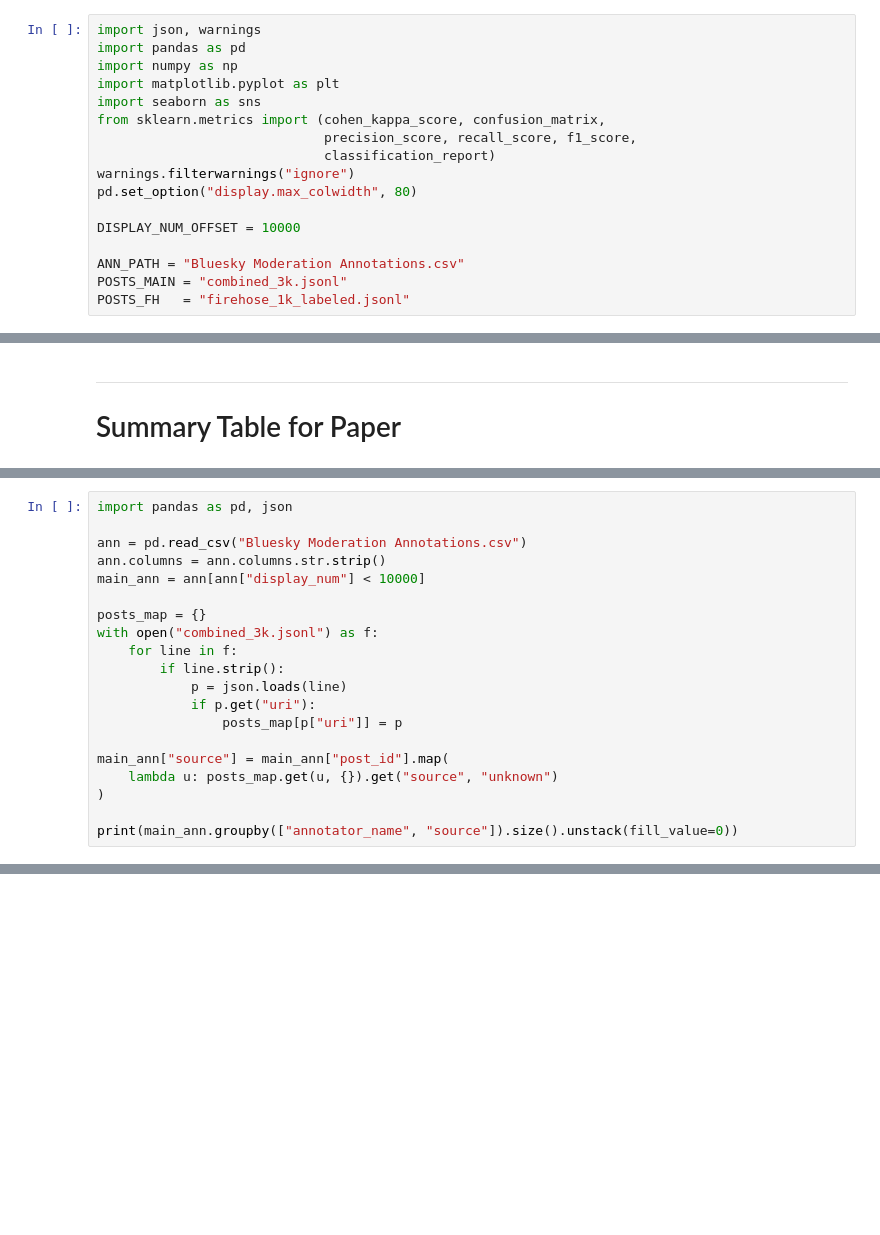
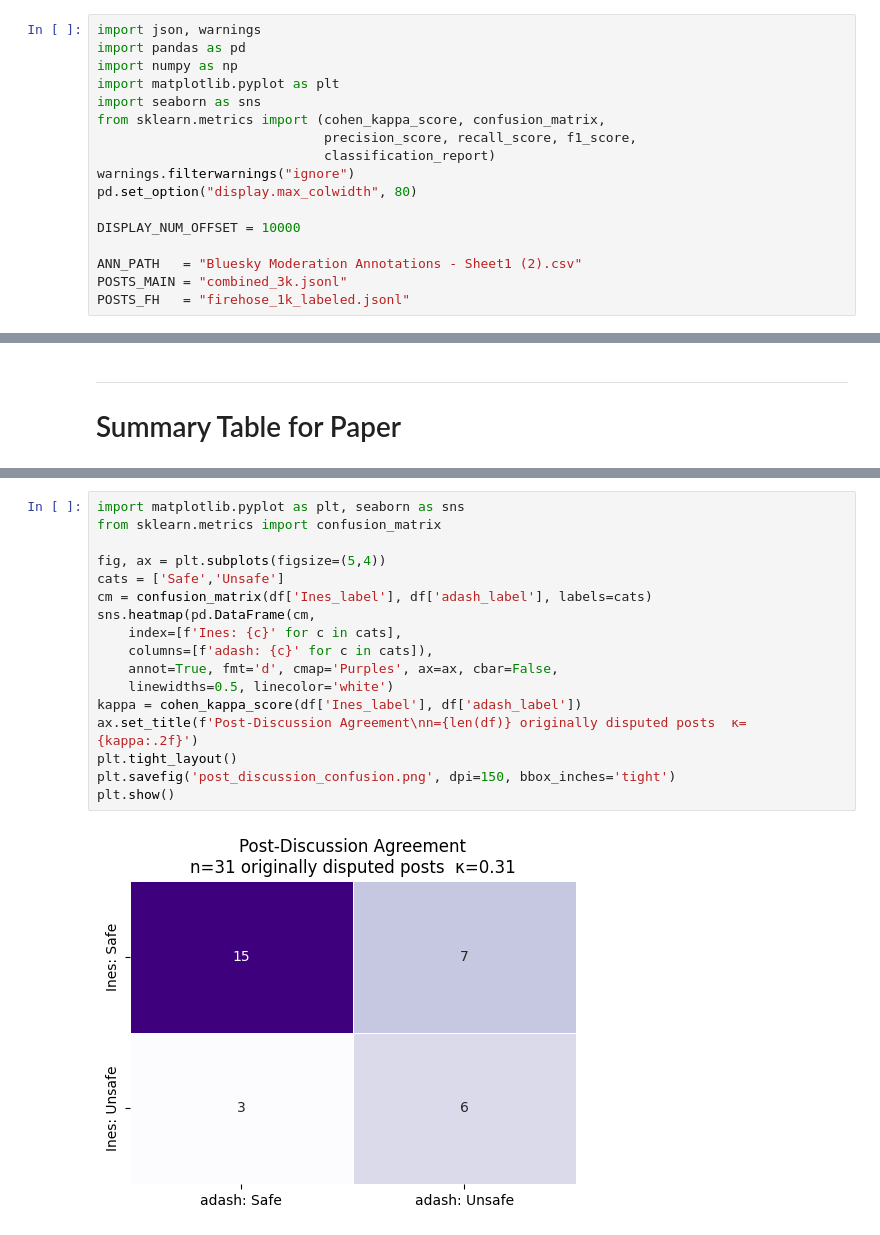
Before and after one commit to Ines-Abdelaziz/feedback-bluesky, a Jupyter notebook: agreement_analysis.ipynb, the cells around one changed output, grey strips where cells are left out. Cells and saved outputs as stored; diff of their text form; blank space fills up the shorter version.

```diff
--- a/agreement_analysis.ipynb
+++ b/agreement_analysis.ipynb
@@ -23,7 +23,7 @@ pd.set_option("display.max_colwidth", 80)
 
 DISPLAY_NUM_OFFSET = 10000
 
-ANN_PATH = "Bluesky Moderation Annotations.csv"
+ANN_PATH   = "Bluesky Moderation Annotations - Sheet1 (2).csv"
 POSTS_MAIN = "combined_3k.jsonl"
 POSTS_FH   = "firehose_1k_labeled.jsonl"
 # %% [markdown]
@@ -539,22 +572,2 @@ Firehose adash vs soumidas 302           91.1    0.363           fair
 | 4 | Firehose | Ines vs soumidas | 302 | 89.7 | 0.177 | poor | — | — | ... |
 | 5 | Firehose | adash vs soumidas | 302 | 91.1 | 0.363 | fair | — | — | ... |
-# %%
-import pandas as pd, json
-
-ann = pd.read_csv("Bluesky Moderation Annotations.csv")
-ann.columns = ann.columns.str.strip()
-main_ann = ann[ann["display_num"] < 10000]
-
-posts_map = {}
-with open("combined_3k.jsonl") as f:
-    for line in f:
-        if line.strip():
-            p = json.loads(line)
-            if p.get("uri"):
-                posts_map[p["uri"]] = p
-
-main_ann["source"] = main_ann["post_id"].map(
-    lambda u: posts_map.get(u, {}).get("source", "unknown")
-)
-
-print(main_ann.groupby(["annotator_name", "source"]).size().unstack(fill_value=0))
@@ -566,0 +733,19 @@ soumidas             33     34               33
+# %%
+import matplotlib.pyplot as plt, seaborn as sns
+from sklearn.metrics import confusion_matrix
+
+fig, ax = plt.subplots(figsize=(5,4))
+cats = ['Safe','Unsafe']
+cm = confusion_matrix(df['Ines_label'], df['adash_label'], labels=cats)
+sns.heatmap(pd.DataFrame(cm,
+    index=[f'Ines: {c}' for c in cats],
+    columns=[f'adash: {c}' for c in cats]),
+    annot=True, fmt='d', cmap='Purples', ax=ax, cbar=False,
+    linewidths=0.5, linecolor='white')
+kappa = cohen_kappa_score(df['Ines_label'], df['adash_label'])
+ax.set_title(f'Post-Discussion Agreement\nn={len(df)} originally disputed posts  κ={kappa:.2f}')
+plt.tight_layout()
+plt.savefig('post_discussion_confusion.png', dpi=150, bbox_inches='tight')
+plt.show()
+# %% [output]
+[figure, added]
```
Also changed, not shown: parts of 31 cells of this notebook, 20 other files.
